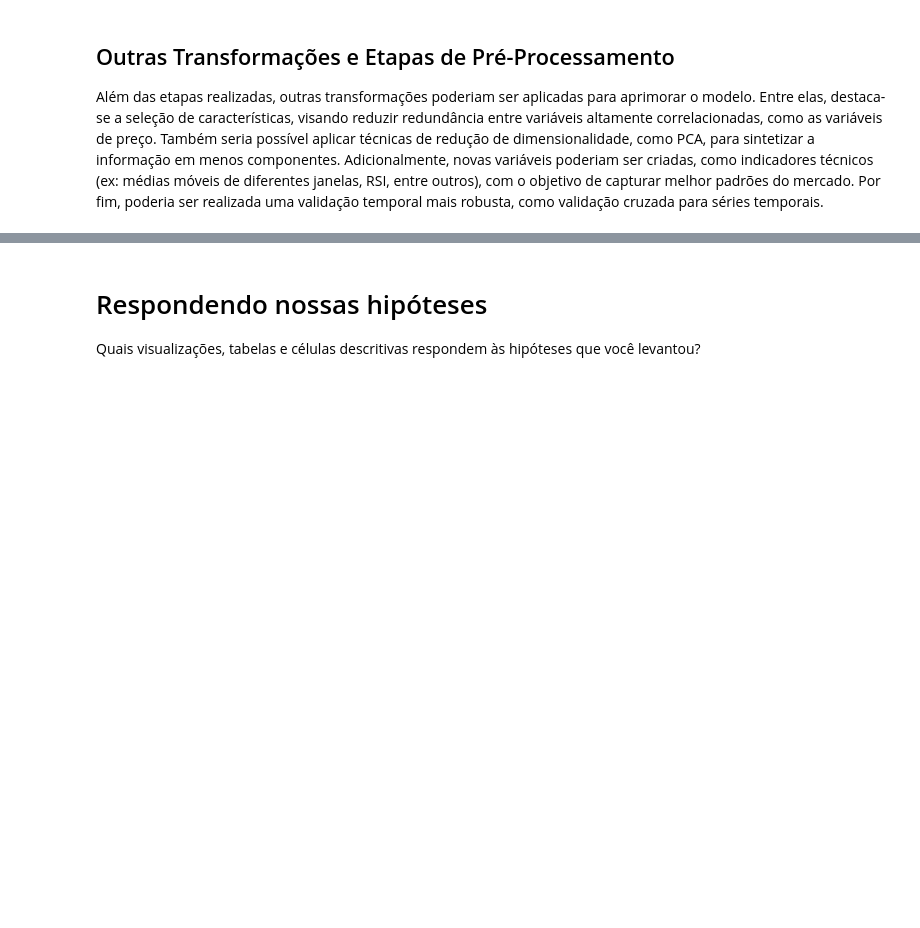
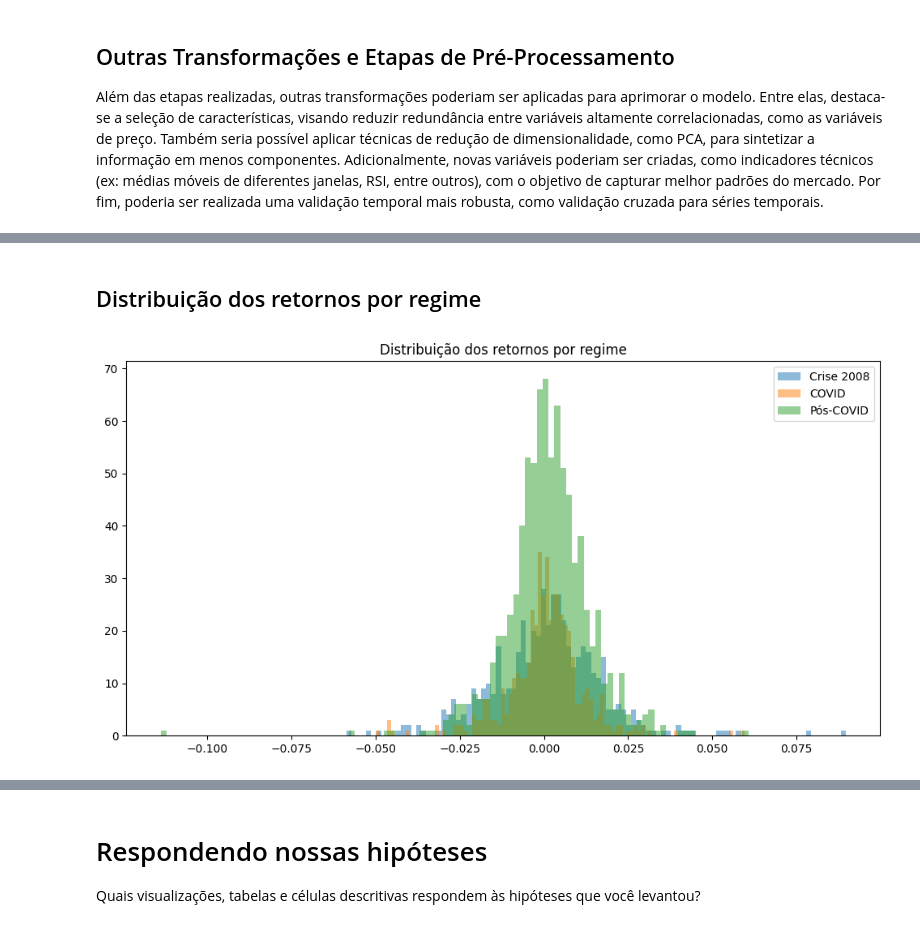
Before and after one commit to lalipedrozo/PUC_MVP_Analise_de_Dados, a Jupyter notebook: PUC_MVP_Analise_de_Dados.ipynb, the cells around one changed output, grey strips where cells are left out. Cells and saved outputs as stored; diff of their text form; code cells hidden in the pictures; blank space fills up the shorter version.

```diff
--- a/PUC_MVP_Analise_de_Dados.ipynb
+++ b/PUC_MVP_Analise_de_Dados.ipynb
@@ -563,0 +620,11 @@ Por fim, poderia ser realizada uma validação temporal mais robusta, como valid
+# %%
+# datetime
+df['Date'] = pd.to_datetime(df['Date'])
+df = df.sort_values('Date')
+df = df.set_index('Date')
+# %%
+# Definir período
+crise_2008 = df.loc['2008-01-01':'2009-12-31']
+covid = df.loc['2020-02-01':'2021-12-31']
+pos_covid = df.loc['2022-01-01':]
+normal = df.loc[:'2007-12-31']
@@ -563,0 +664,17 @@ Por fim, poderia ser realizada uma validação temporal mais robusta, como valid
+# %% [markdown]
+## Distribuição dos retornos por regime
+# %%
+# Distribuição dos retornos por regime
+import matplotlib.pyplot as plt
+
+plt.figure(figsize=(12,6))
+
+plt.hist(crise_2008['Return_1d'], bins=100, alpha=0.5, label='Crise 2008')
+plt.hist(covid['Return_1d'], bins=100, alpha=0.5, label='COVID')
+plt.hist(pos_covid['Return_1d'], bins=100, alpha=0.5, label='Pós-COVID')
+
+plt.legend()
+plt.title("Distribuição dos retornos por regime")
+plt.show()
+# %% [output]
+[figure, added]
```
Also changed, not shown: parts of 62 cells of this notebook.
